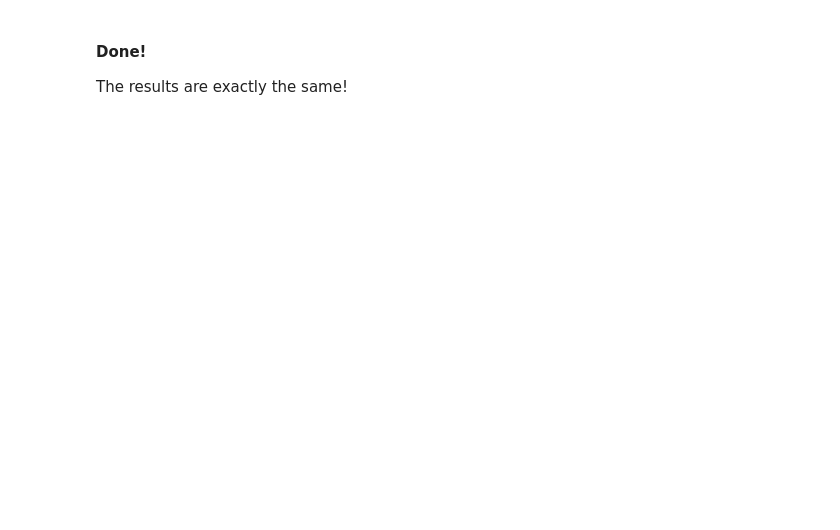
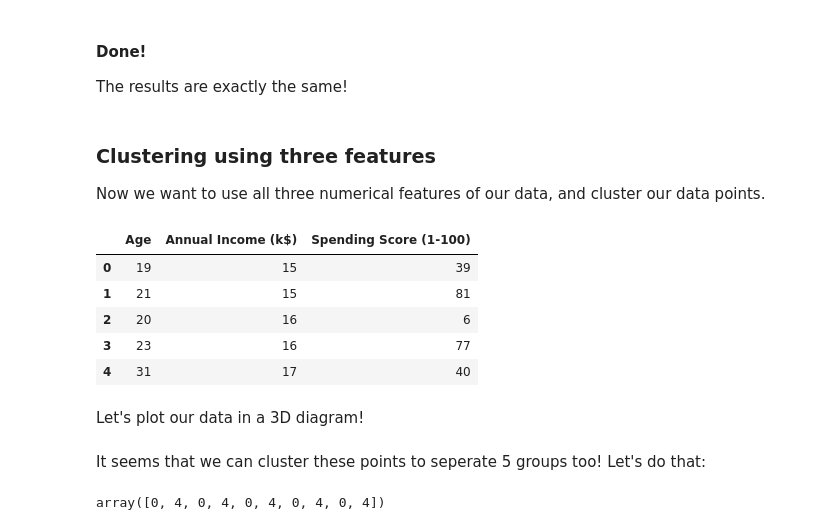
Before and after one commit to parhamrou/ML-models-from-scratch, a Jupyter notebook: models/K-means/KMeans_notebook.ipynb, the cells around one changed output. Saved outputs shown, nothing was run; the diff lists cells and outputs as text; code cells hidden in the pictures; blank space fills up the shorter version.

Commit message:
Add 3D plots using plotly

```diff
--- a/models/K-means/KMeans_notebook.ipynb
+++ b/models/K-means/KMeans_notebook.ipynb
@@ -91,3 +92,19 @@ plt.show()
 # %% [markdown]
 #### Done!
 The results are exactly the same!
+# %% [markdown]
+### Clustering using three features
+Now we want to use all three numerical features of our data, and cluster our data points.
+# %%
+features = ['Age', 'Annual Income (k$)', 'Spending Score (1-100)']
+data = df[features]
+data.head()
+# %% [output]
+|  | Age | Annual Income (k$) | Spending Score (1-100) |
+| 0 | 19 | 15 | 39 |
+| 1 | 21 | 15 | 81 |
+| 2 | 20 | 16 | 6 |
+| 3 | 23 | 16 | 77 |
+| 4 | 31 | 17 | 40 |
+# %% [markdown]
+Let's plot our data in a 3D diagram!
@@ -93,0 +114,7 @@ The results are exactly the same!
+# %% [markdown]
+It seems that we can cluster these points to seperate 5 groups too! Let's do that:
+# %%
+predictions = kmeans.fit_predict(data, n_cluster=5, max_iter=60)
+predictions[:10]
+# %% [output]
+array([0, 4, 0, 4, 0, 4, 0, 4, 0, 4])
```
Also changed, not shown: parts of 7 cells of this notebook.
